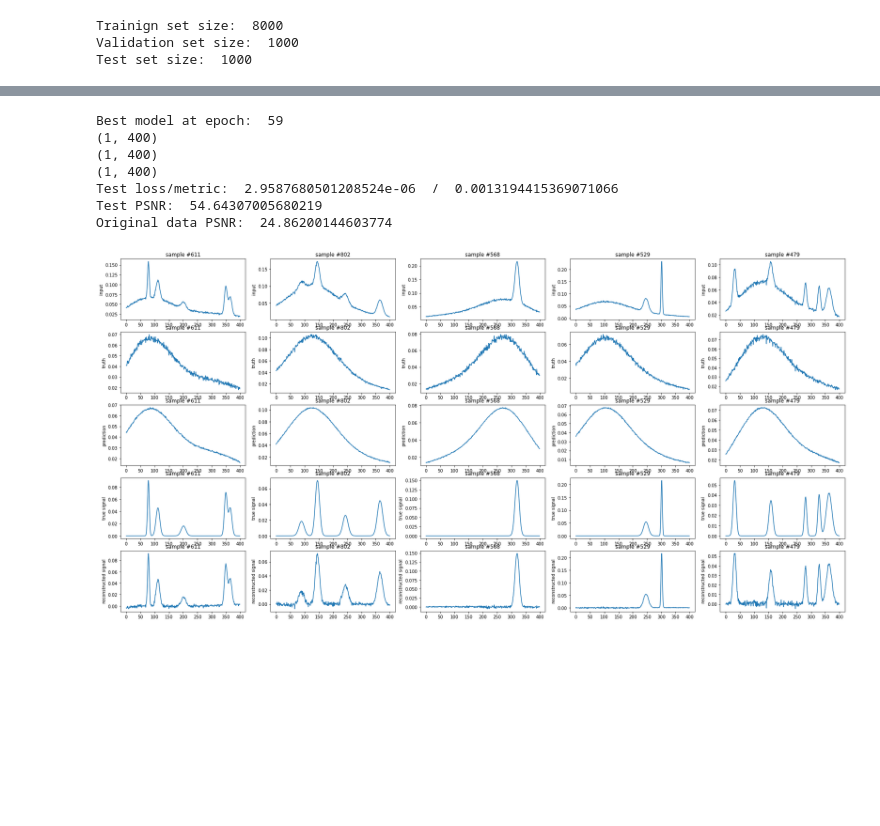
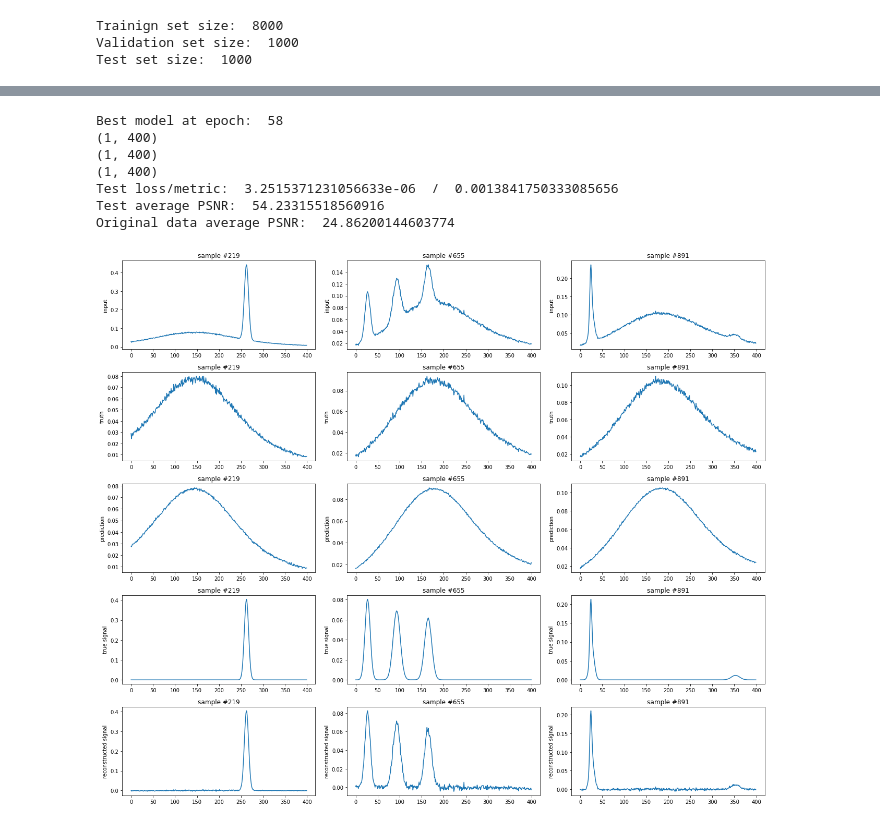
Before and after one commit to FrankJRix/ProgettoML, a Jupyter notebook: Progetto1_SRS_franco_risi_1620118.ipynb, the cells around one changed output, grey strips where cells are left out. Cells and saved outputs as stored; diff of their text form; code cells hidden in the pictures; blank space fills up the shorter version.

```diff
--- a/Progetto1_SRS_franco_risi_1620118.ipynb
+++ b/Progetto1_SRS_franco_risi_1620118.ipynb
@@ -33,6 +33,7 @@ def comparison_plot(vectors, cols, figsize=(0,0), labels=[]):
                 plt.ylabel(labels[j])
             plt.plot(range(len(img)), img)
 
+    plt.tight_layout()
     plt.show()
 
 def PSNR(I, K, max_v):
@@ -44,6 +45,26 @@ def PSNR2(I, K, max_v):
     I = I
     K = K
     return 10 * np.log10(max_v**2 / np.square(np.subtract(I, K)).mean())
+
+def save_comparison_plot(vectors, index, figsize=(0,0), labels=[]):
+    rows = len(vectors)
+    if figsize == (0,0):
+        figsize = (6,rows*3)
+
+    figure = plt.figure(figsize=figsize)
+    sample_idx = index
+
+    for j in range(len(vectors)):
+        img = vectors[j][sample_idx].squeeze()
+        figure.add_subplot(rows, 1, j+1)
+        plt.title(f'sample #{sample_idx}')
+        if labels and len(labels) == len(vectors):
+            plt.ylabel(labels[j])
+        plt.plot(range(len(img)), img)
+
+    plt.tight_layout()
+    plt.savefig(f"plots/sample #{index}.png", bbox_inches='tight')
+    plt.show()
 # %%
 print('Downloading datasets')
 if not os.path.exists('raman_sim_data.npz'):
@@ -504,20 +528,20 @@ psnr /= counter
 orig_psnr = PSNR2(Y_test, X_test, max_value)
 
 print('Test loss/metric: ',loss, ' / ', metric)
-print('Test PSNR: ', psnr)
-print('Original data PSNR: ', orig_psnr)
+print('Test average PSNR: ', psnr)
+print('Original data average PSNR: ', orig_psnr)
 # %% [output]
-Best model at epoch:  59
+Best model at epoch:  58
 (1, 400)
 (1, 400)
 (1, 400)
-Test loss/metric:  2.9587680501208524e-06  /  0.0013194415369071066
-Test PSNR:  54.64307005680219
-Original data PSNR:  24.86200144603774
+Test loss/metric:  3.2515371231056633e-06  /  0.0013841750333085656
+Test average PSNR:  54.23315518560916
+Original data average PSNR:  24.86200144603774
 # %%
 true_signal = np.array(inputs) - np.array(truth)
 reconstructed_signal = np.array(inputs) - np.array(predictions)
 
-comparison_plot((inputs, truth, predictions, true_signal, reconstructed_signal), 5, labels=["input","truth","prediction","true signal","reconstructed signal"])
+comparison_plot((inputs, truth, predictions, true_signal, reconstructed_signal), 3, labels=["input","truth","prediction","true signal","reconstructed signal"])
 # %% [output]
-[figure, old version]
+[figure, new version]
```
Also changed, not shown: parts of 5 cells of this notebook.
